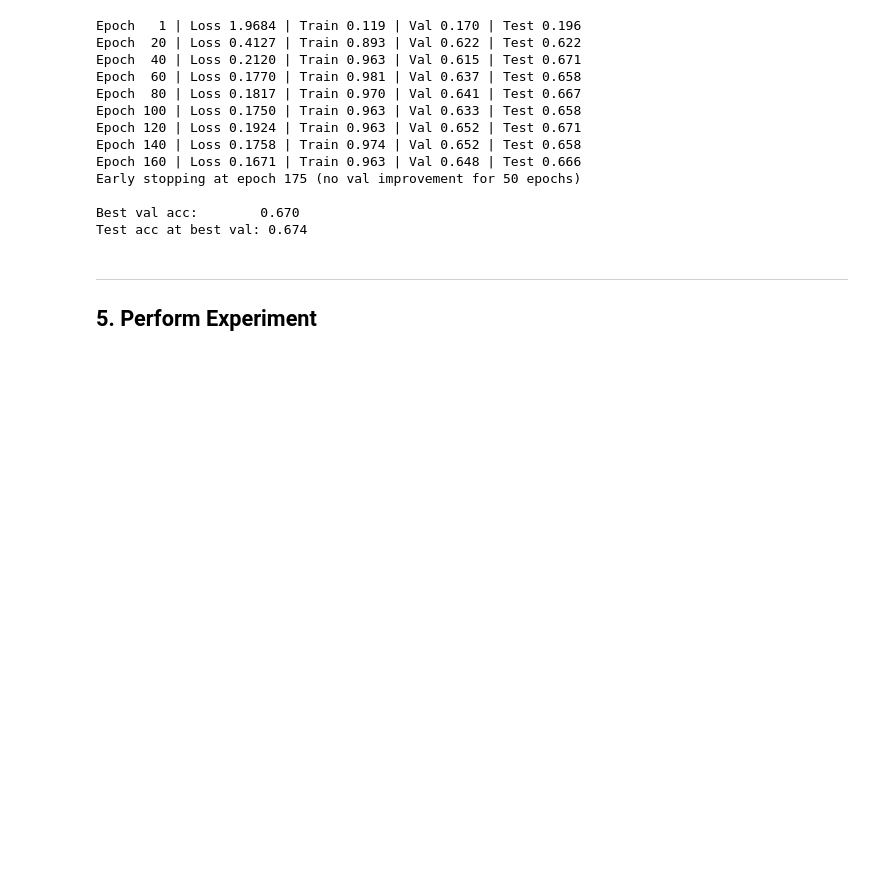
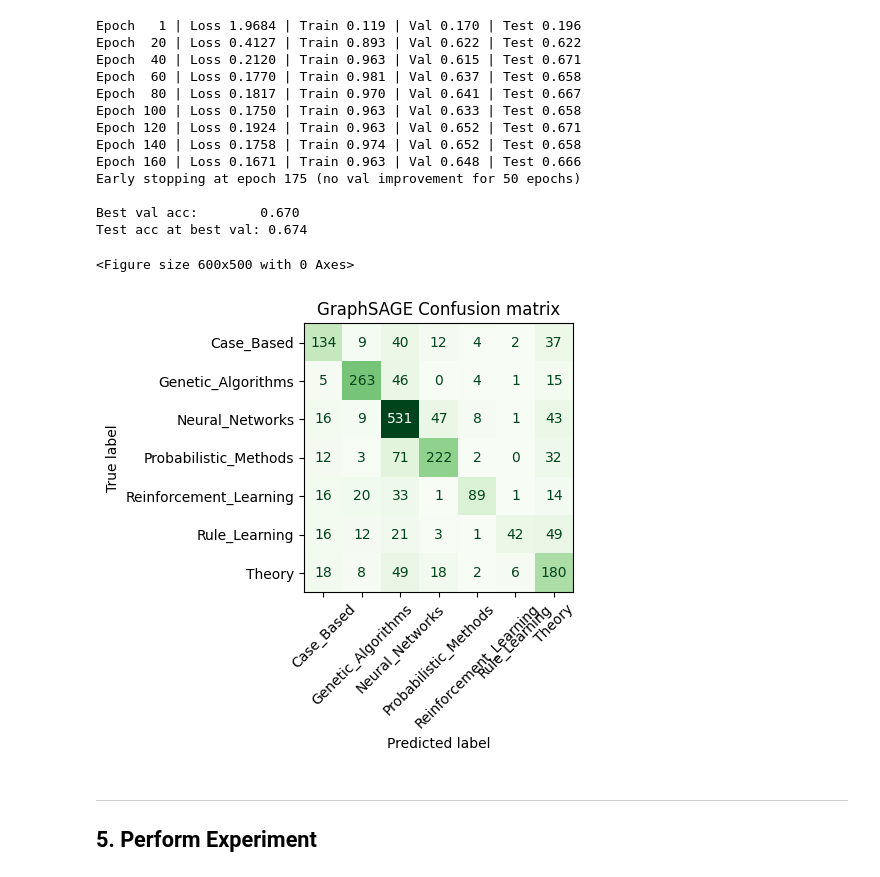
Before and after one commit to wdangds/replicate-gnn, a Jupyter notebook: notebooks/02_gcn_graphsage.ipynb, the cells around one changed output. Drawn from its saved outputs; the diff is of its cells as text; code cells hidden in the pictures; blank space fills up the shorter version.

```diff
--- a/notebooks/02_gcn_graphsage.ipynb
+++ b/notebooks/02_gcn_graphsage.ipynb
@@ -545,12 +571,16 @@ G = nx.from_pandas_edgelist(edgelist, source="source", target="target")
 degree_dict     = dict(G.degree())          # degree
 clustering_dict = nx.clustering(G)          # local clustering coefficient
 pagerank_dict   = nx.pagerank(G, alpha=0.85)
+core_dict = nx.core_number(G)
+tri_dict = nx.triangles(G)
 
 node_data["deg"]         = node_data.index.map(degree_dict).astype(float)
 node_data["clustering"]  = node_data.index.map(clustering_dict).astype(float)
 node_data["pagerank"]    = node_data.index.map(pagerank_dict).astype(float)
+node_data["core_number"] = node_data.index.map(core_dict).astype(float)
+node_data["triangles"] = node_data.index.map(tri_dict).astype(float)
 
-graph_cols   = ["deg", "clustering", "pagerank"]
+graph_cols   = ["deg", "clustering", "pagerank", "core_number", "triangles"]
 feature_cols = feature_names + graph_cols
 print("Total features:", len(feature_cols))
 # %% [output]
@@ -967,6 +997,33 @@ Early stopping at epoch 175 (no val improvement for 50 epochs)
 
 Best val acc:        0.670
 Test acc at best val: 0.674
+# %%
+model.eval()
+with torch.no_grad():
+    logits = model(test_data.x.to(DEVICE), test_data.edge_index.to(DEVICE))
+    y_test_gs = test_data.y.cpu().numpy()
+    y_pred_gs = logits.argmax(dim=-1).cpu().numpy()
+
+cm_gs = confusion_matrix(
+    y_test_gs,
+    y_pred_gs,
+    labels=np.arange(len(le.classes_)),
+    normalize=None,
+)
+
+disp_gs = ConfusionMatrixDisplay(
+    confusion_matrix=cm_gs,
+    display_labels=le.classes_,
+)
+
+plt.figure(figsize=(6, 5))
+disp_gs.plot(include_values=True, cmap="Greens", xticks_rotation=45, colorbar=False)
+plt.title("GraphSAGE Confusion matrix")
+plt.tight_layout()
+plt.show()
+# %% [output]
+<Figure size 600x500 with 0 Axes>
+[figure, added]
 # %% [markdown]
 ---
 
```
Also changed, not shown: parts of 9 cells of this notebook.
